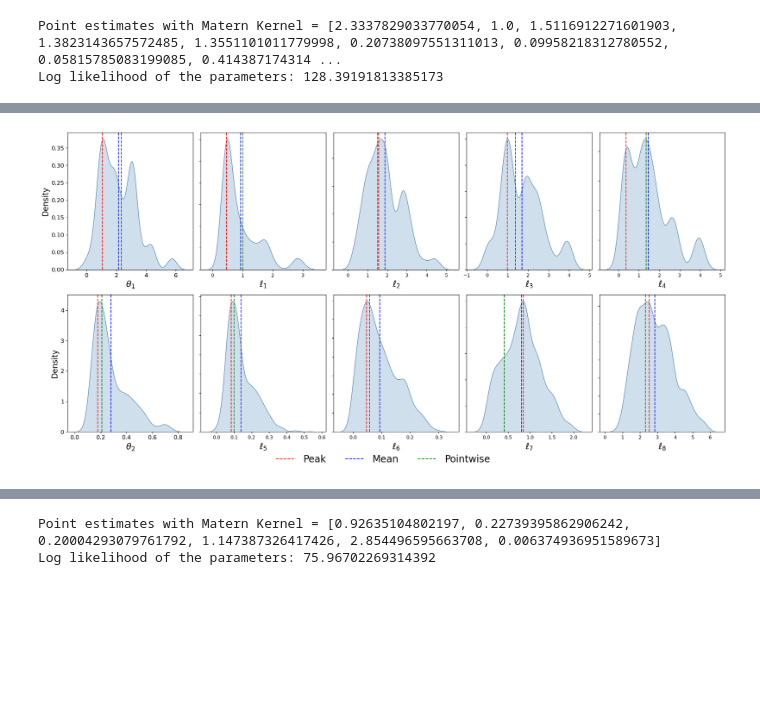
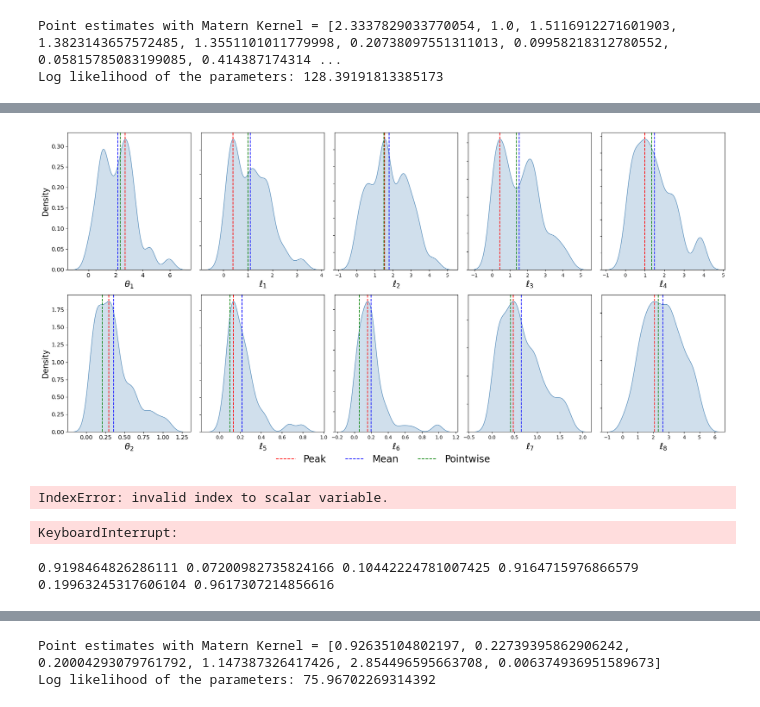
Before and after one commit to seanwhite674/FinalYearProject, a Jupyter notebook: Final_gps/MCMC_on_final_models.ipynb, the cells around one changed output, grey strips where cells are left out. Saved outputs shown, nothing was run; the diff lists cells and outputs as text; code cells hidden in the pictures; blank space fills up the shorter version.

```diff
--- a/Final_gps/MCMC_on_final_models.ipynb
+++ b/Final_gps/MCMC_on_final_models.ipynb
@@ -159,7 +159,7 @@ np.random.seed(42)
 ndim = len(params)
 nwalkers = ndim*4
 mean = np.array(params)
-cov_matrix = np.diag(np.array(params))
+cov_matrix = np.diag(1.5*np.array(params))
 ### Where we start sampling. I take the absolute value here because I want my parameters to be positive
 initial_pos = np.abs(np.random.multivariate_normal(mean, cov_matrix, nwalkers))
 #### getting rid of 0 values
@@ -167,7 +167,9 @@ initial_pos = np.clip(initial_pos, 1e-6, None)
 cov = 1e-3
 ### try cov = 1e-2
 sampler = emcee.EnsembleSampler(nwalkers, ndim, log_posterior,args= (gpr_loaded,),moves = GaussianMove(cov=cov))
-nsteps = 500
+#nsteps = 500
+nsteps = 10
+##### graphed samples are with nsteps = 10
 samples = sampler.run_mcmc(initial_pos, nsteps, progress = True)
 
 acceptance_fraction = sampler.acceptance_fraction
@@ -176,7 +178,6 @@ thin = 15
 
 # Save the samples to a .pkl file using joblib
 #joblib.dump(sampler.get_chain(discard=burnin, thin=thin,flat=True), 'mcmc_RBFMatern_samples.pkl')
-joblib.dump(sampler.get_chain(flat=True), 'mcmc_RBFMatern_samples.pkl')
 
 print(f"acceptance fraction = {acceptance_fraction.mean()}")
 # %% [output]
@@ -225,7 +226,8 @@ import matplotlib.pyplot as plt
 import seaborn as sns
 
 # Flattened MCMC samples
-flat_samples = sampler.get_chain(discard = burnin, thin=thin,flat=True)
+#flat_samples = sampler.get_chain(discard = burnin, thin=thin,flat=True)
+flat_samples = sampler.get_chain(flat=True)
 mean_values = np.mean(flat_samples, axis=0)
 
 # Parameter labels
@@ -238,31 +240,93 @@ axes = axes.flatten()
 
 # Line handles for shared legend
 line_handles = []
 
 for i in range(10):
     sns.kdeplot(flat_samples[:, i], fill=True, ax=axes[i], color='steelblue')
     axes[i].set_xlabel(param_labels[i], fontsize=18)
 
     line1 = axes[i].axvline(peak_values[i], color="red", linestyle="--", label='Peak')
     line2 = axes[i].axvline(mean_values[i], color="blue", linestyle="--", label='Mean')
     line3 = axes[i].axvline(params[i], color="green", linestyle="--", label='Pointwise')
 
     if i == 0:
         line_handles = [line1, line2, line3]
 
     if i % 5 == 0:
         axes[i].set_ylabel("Density", fontsize=16)
     else:
         axes[i].set_ylabel("")
 
     axes[i].set_yticklabels([]) if i % 5 != 0 else axes[i].tick_params(labelsize=12)
 
 # Shared legend placed below all plots
 fig.legend(handles=line_handles, labels=['Peak', 'Mean', 'Pointwise'],
            loc='lower center', fontsize=20, ncol=3, frameon=False)
 
 plt.tight_layout(rect=[0, 0.05, 1, 1])  # Leave space at the bottom for the legend
 #plt.savefig(r"C:\Users\seanw\OneDrive\Desktop\GitHub\FYP\latex\LatexPlots/final_gps_plots/MCMCRBFMat.png", dpi=72, bbox_inches='tight')
 plt.show()
 # %% [output]
-[figure, old version]
+[figure, new version]
+# %%
+#samples = joblib.load('mcmc_RBFMatern_samples.pkl')
+#print(samples.shape)
+samples = sampler.get_chain(flat=True)
+
+S = len(samples)
+pred_means = np.zeros((S, len(X)))
+pred_vars = np.zeros((S, len(X)))
+pred_means_test = np.zeros((S, len(X_test)))
+pred_vars_test = np.zeros((S, len(X_test)))
+
+for s in tqdm(range(S), desc="Running GP Predictions", unit="sample"):
+    theta_s = samples[s]  # Get one sample from posterior
+    kernel = gpr_loaded.kernel_.clone_with_theta(np.log(theta_s))  # Set kernel with sampled hyperparameters
+    gp = GaussianProcessRegressor(kernel=kernel,alpha =E_trainval**2, optimizer= None)
+    gp.fit(X_trainval, D_trainval)  # Fit GP with the sampled hyperparameters
+    # Predictive mean and variance for X1
+    pred_means[s, :], pred_stds = gp.predict(X, return_std=True)
+    pred_vars[s, :] = pred_stds**2  # Convert std deviation to variance
+    pred_means_test[s, :], pred_stds_test = gp.predict(X_test, return_std=True)
+    pred_vars_test[s, :] = pred_stds_test**2
+final_mean = np.mean(pred_means, axis=0)
+final_variance = np.mean(pred_vars + pred_means**2, axis=0) - final_mean**2
+final_std = np.sqrt(final_variance)
+test_mean = np.mean(pred_means_test, axis=0)
+test_variance = np.mean(pred_vars_test + pred_means_test**2, axis=0) - test_mean**2
+test_std = np.sqrt(test_variance)
+# %% [output]
+IndexError: invalid index to scalar variable.
+# %%
+def plotMCMC(samples,Xpred):
+    S = len(samples)
+    pred_means = np.zeros((S, len(X)))
+    pred_vars = np.zeros((S, len(X)))
+    for s in tqdm(range(S), desc="Running GP Predictions", unit="sample"):
+        theta_s = samples[s]  # Get one sample from posterior
+        kernel = gpr_loaded.kernel_.clone_with_theta(np.log(theta_s))  # Set kernel with sampled hyperparameters
+        gp = GaussianProcessRegressor(kernel=kernel, optimizer= None)
+        gp.fit(X_trainval, D_trainval)  # Fit GP with the sampled hyperparameters
+        # Predictive mean and variance for X1
+        pred_means[s, :], pred_stds = gp.predict(Xpred, return_std=True)
+        pred_vars[s, :] = pred_stds**2  # Convert std deviation to variance
+        pred_means_test[s, :], pred_stds_test = gp.predict(X_test, return_std=True)
+        pred_vars_test[s, :] = pred_stds_test**2
+    final_mean = np.mean(pred_means, axis=0)
+    final_variance = np.mean(pred_vars + pred_means**2, axis=0) - final_mean**2
+    final_std = np.sqrt(final_variance)
+    return final_mean,final_std
+plotMCMC(samples,X)
+# %% [output]
+KeyboardInterrupt:
+# %%
+rmse = np.sqrt(mean_squared_error(D_test, test_mean))
+mae = mean_absolute_error(D_test, test_mean)
+r2 = r2_score(D_test, test_mean)
+adjustedr2 = 1 - (1-r2)*(len(D_test)-1)/(len(D_test)-X_test.shape[1]-1)
+fom = np.mean(np.abs(D_test - test_mean)/test_std)
+corr, p_value = pearsonr(D_test.ravel(), test_mean.ravel())
+pearsoncoeff = corr
+print(r2,mae,rmse,adjustedr2,fom,pearsoncoeff)
+# %% [output]
+0.9198464826286111 0.07200982735824166 0.10442224781007425 0.9164715976866579 0.19963245317606104 0.9617307214856616
```
Also changed, not shown: parts of 8 cells of this notebook, 17 other files.
